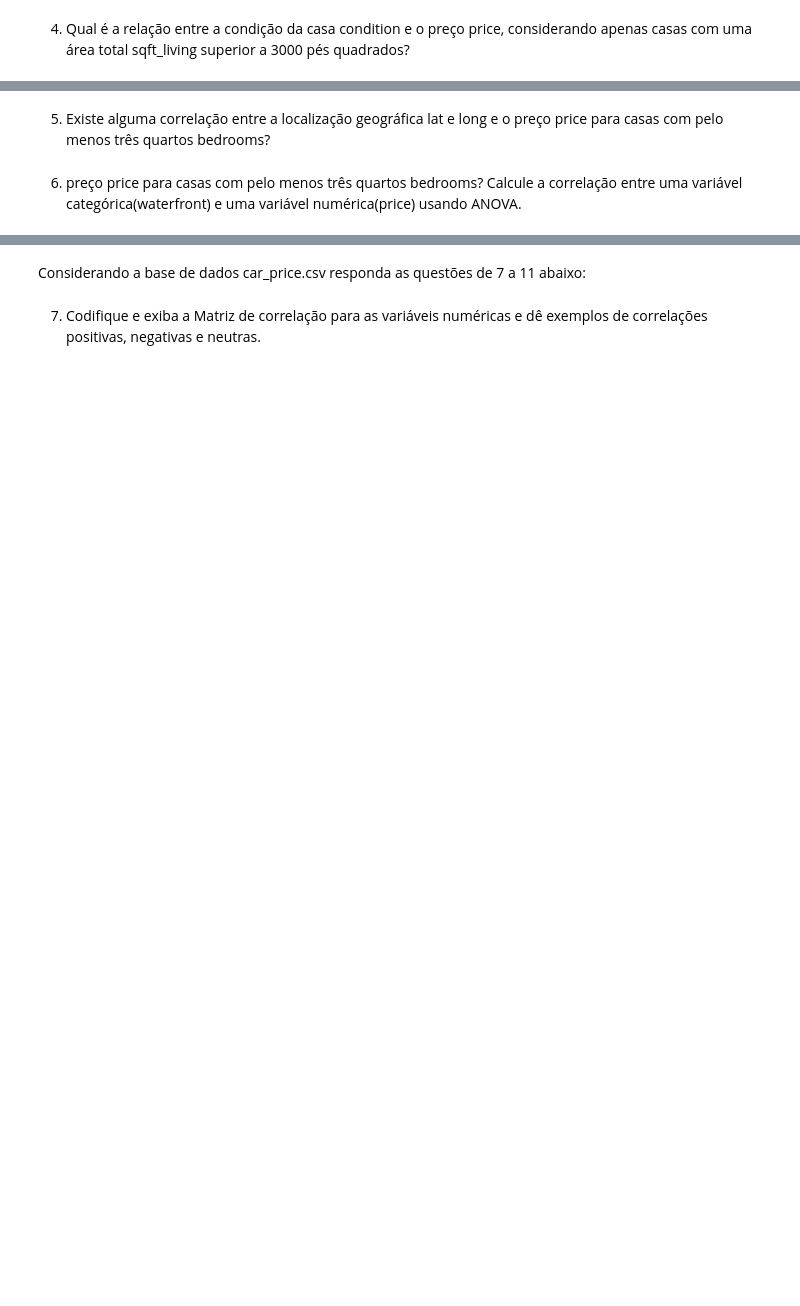
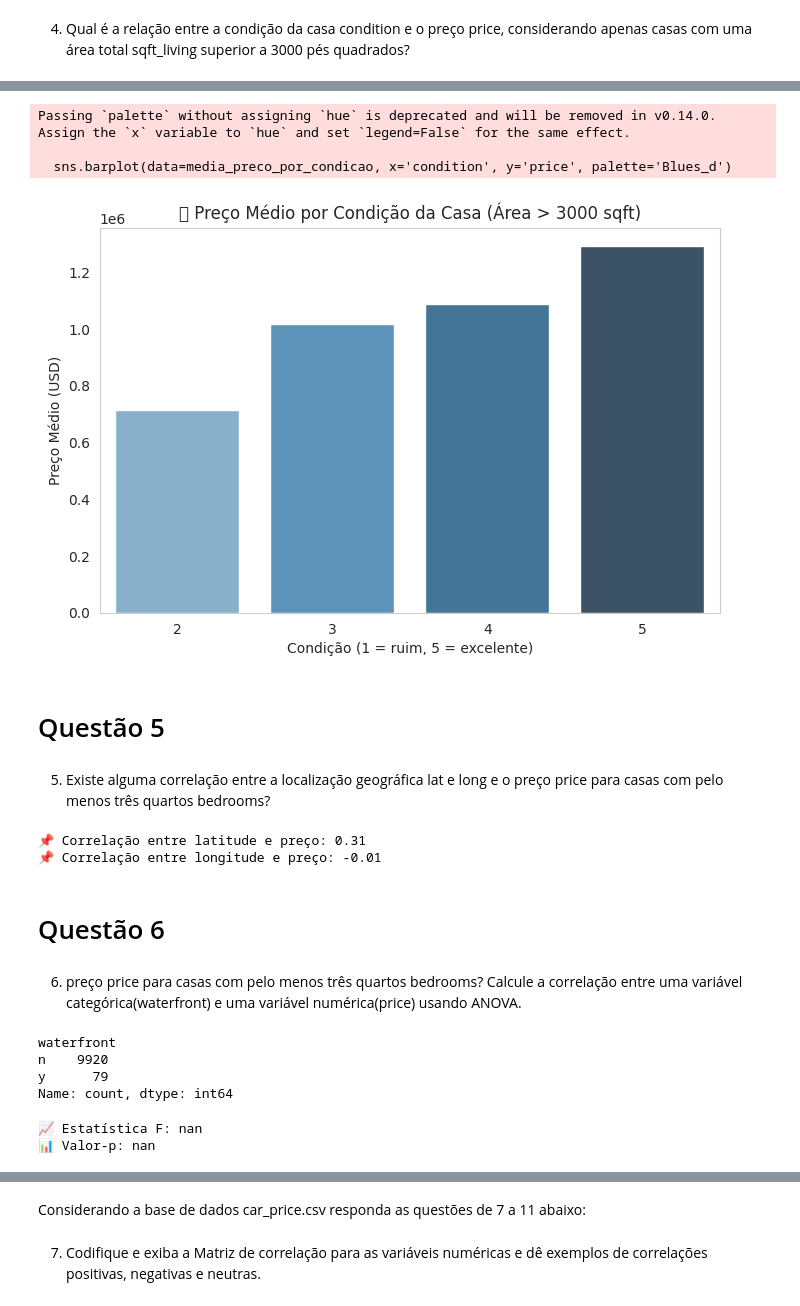
Before and after one commit to CristianaMoura/Desafios_Individuais_DadosWomakersCode, a Jupyter notebook: 6_exer_regressao/atividade_Correlação_Regressão_Cris.ipynb, the cells around one changed output, grey strips where cells are left out. Cells and saved outputs as stored; diff of their text form; code cells hidden in the pictures; blank space fills up the shorter version.

```diff
--- a/6_exer_regressao/atividade_Correlação_Regressão_Cris.ipynb
+++ b/6_exer_regressao/atividade_Correlação_Regressão_Cris.ipynb
@@ -191,0 +63,6 @@ plt.show()
+# %%
+# Exemplo: remover colunas desnecessárias (ajuste conforme análise)
+df_house_clean = df_house.drop(columns=['id', 'date'], errors='ignore')
+
+# Verificar novamente os tipos e nulos
+df_house_clean.info()
@@ -209,3 +212,12 @@ entre a área total da casa sqft_living e o preço price?
 4. Qual é a relação entre a condição da casa condition e o preço price,
 considerando apenas casas com uma área total sqft_living superior a
 3000 pés quadrados?
+# %%
+# Filtrar casas grandes
+casas_grandes = df_house_clean[df_house['sqft_living'] > 3000]
+
+# Agrupar por condição e calcular média de preço
+media_preco_por_condicao = casas_grandes.groupby('condition')['price'].mean().reset_index()
+
+# Visualizar a tabela
+media_preco_por_condicao
@@ -212,7 +230,60 @@ considerando apenas casas com uma área total sqft_living superior a
+# %%
+plt.figure(figsize=(8, 5))
+sns.barplot(data=media_preco_por_condicao, x='condition', y='price', palette='Blues_d')
+plt.title("💡 Preço Médio por Condição da Casa (Área > 3000 sqft)")
+plt.xlabel("Condição (1 = ruim, 5 = excelente)")
+plt.ylabel("Preço Médio (USD)")
+plt.grid(axis='y')
+plt.show()
+# %% [output]
+Passing `palette` without assigning `hue` is deprecated and will be removed in v0.14.0. Assign the `x` variable to `hue` and set `legend=False` for the same effect.
+
+  sns.barplot(data=media_preco_por_condicao, x='condition', y='price', palette='Blues_d')
+[figure, added]
+# %% [markdown]
+#  Questão 5
 # %% [markdown]
 5. Existe alguma correlação entre a localização geográfica lat e long e o
 preço price para casas com pelo menos três quartos bedrooms?
+# %%
+# Filtrar casas com 3 ou mais quartos
+casas_3q = df_house[df_house['bedrooms'] >= 3]
+
+# Calcular correlações
+cor_lat = casas_3q['lat'].corr(casas_3q['price'])
+cor_long = casas_3q['long'].corr(casas_3q['price'])
+
+print(f"📌 Correlação entre latitude e preço: {cor_lat:.2f}")
+print(f"📌 Correlação entre longitude e preço: {cor_long:.2f}")
+# %% [output]
+📌 Correlação entre latitude e preço: 0.31
+📌 Correlação entre longitude e preço: -0.01
+# %% [markdown]
+#  Questão 6
 # %% [markdown]
 6. preço price para casas com pelo menos três quartos bedrooms?
 Calcule a correlação entre uma variável categórica(waterfront) e uma
 variável numérica(price) usando ANOVA.
+# %%
+# Verificar os valores únicos de 'waterfront'
+print(df_house['waterfront'].value_counts(dropna=False))
+# %% [output]
+waterfront
+n    9920
+y      79
+Name: count, dtype: int64
+# %%
+from scipy.stats import f_oneway
+
+# Separar os grupos
+grupo_com_vista = df_house[df_house['waterfront'] == 1]['price']
+grupo_sem_vista = df_house[df_house['waterfront'] == 0]['price']
+
+# Teste ANOVA
+f_stat, p_valor = f_oneway(grupo_com_vista, grupo_sem_vista)
+
+print(f"📈 Estatística F: {f_stat:.2f}")
+print(f"📊 Valor-p: {p_valor:.5f}")
+# %% [output]
+📈 Estatística F: nan
+📊 Valor-p: nan
```
Also changed, not shown: parts of 49 cells of this notebook.
